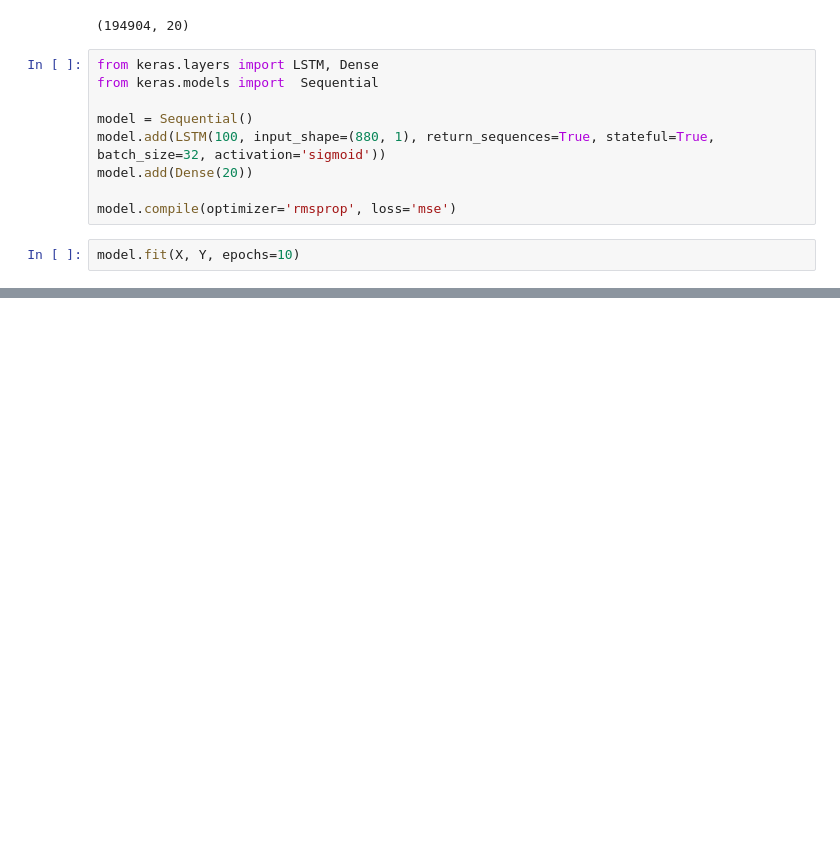
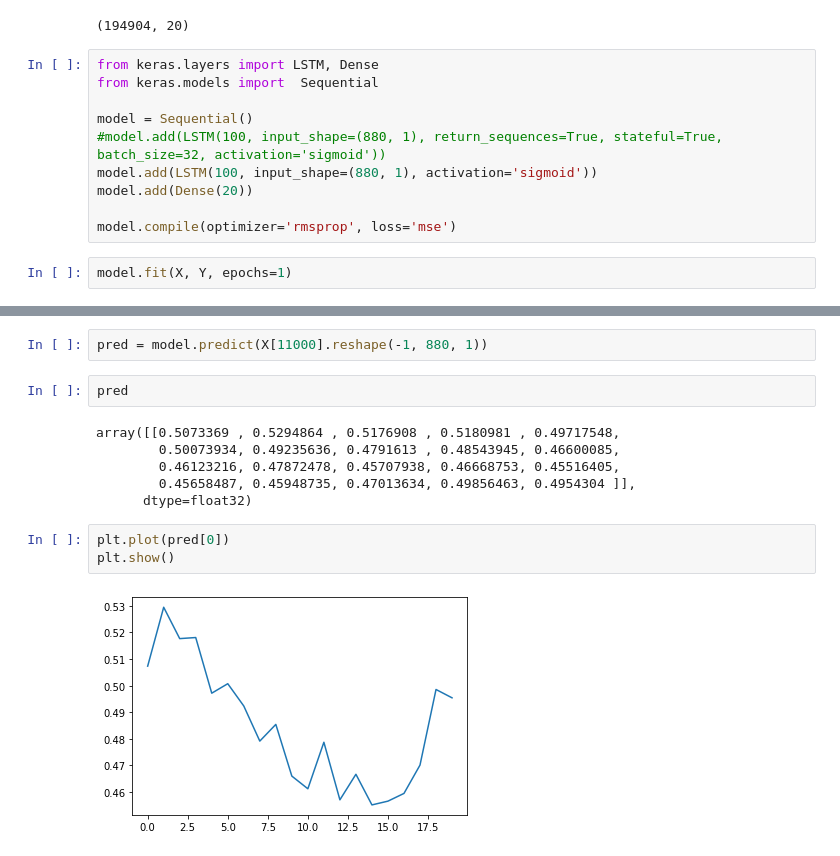
Before and after one commit to SaschaFuksa/ebeat, a Jupyter notebook: playground/sf116/Yuhee/teclab-juhee2.ipynb, the cells around one changed output, grey strips where cells are left out. Cells and saved outputs as stored; diff of their text form; blank space fills up the shorter version.

Commit message:
Simple lstm for first predictions after learning whole song to nn

```diff
--- a/playground/sf116/Yuhee/teclab-juhee2.ipynb
+++ b/playground/sf116/Yuhee/teclab-juhee2.ipynb
@@ -77,10 +77,11 @@ from keras.layers import LSTM, Dense
 from keras.models import  Sequential
 
 model = Sequential()
-model.add(LSTM(100, input_shape=(880, 1), return_sequences=True, stateful=True, batch_size=32, activation='sigmoid'))
+#model.add(LSTM(100, input_shape=(880, 1), return_sequences=True, stateful=True, batch_size=32, activation='sigmoid'))
+model.add(LSTM(100, input_shape=(880, 1), activation='sigmoid'))
 model.add(Dense(20))
 
 model.compile(optimizer='rmsprop', loss='mse')
 # %%
-model.fit(X, Y, epochs=10)
+model.fit(X, Y, epochs=1)
 # %% [output]
@@ -91,0 +90,15 @@ Detected at node 'gradient_tape/mean_squared_error/BroadcastGradientArgs' define
+# %%
+pred = model.predict(X[11000].reshape(-1, 880, 1))
+# %%
+pred
+# %% [output]
+array([[0.5073369 , 0.5294864 , 0.5176908 , 0.5180981 , 0.49717548,
+        0.50073934, 0.49235636, 0.4791613 , 0.48543945, 0.46600085,
+        0.46123216, 0.47872478, 0.45707938, 0.46668753, 0.45516405,
+        0.45658487, 0.45948735, 0.47013634, 0.49856463, 0.4954304 ]],
+      dtype=float32)
+# %%
+plt.plot(pred[0])
+plt.show()
+# %% [output]
+[figure, added]
```
Also changed, not shown: parts of 2 cells of this notebook.
